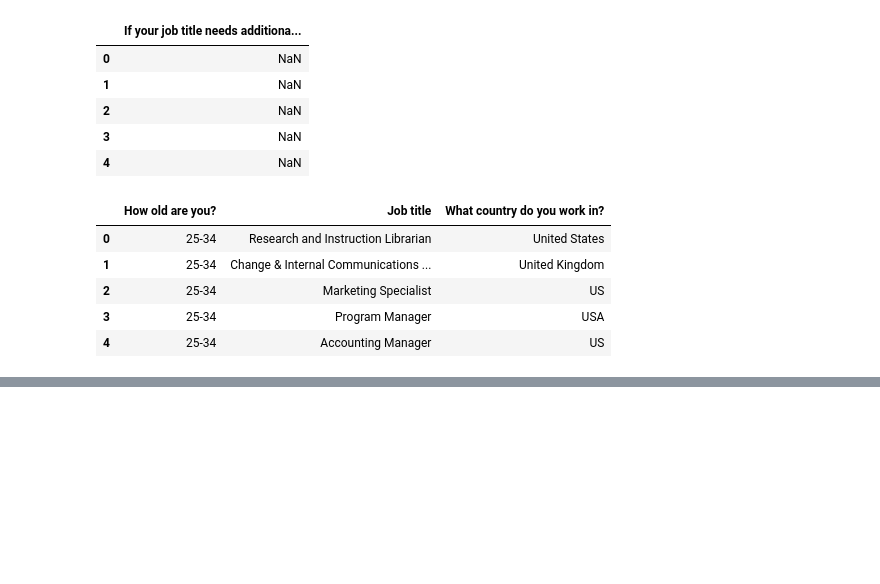
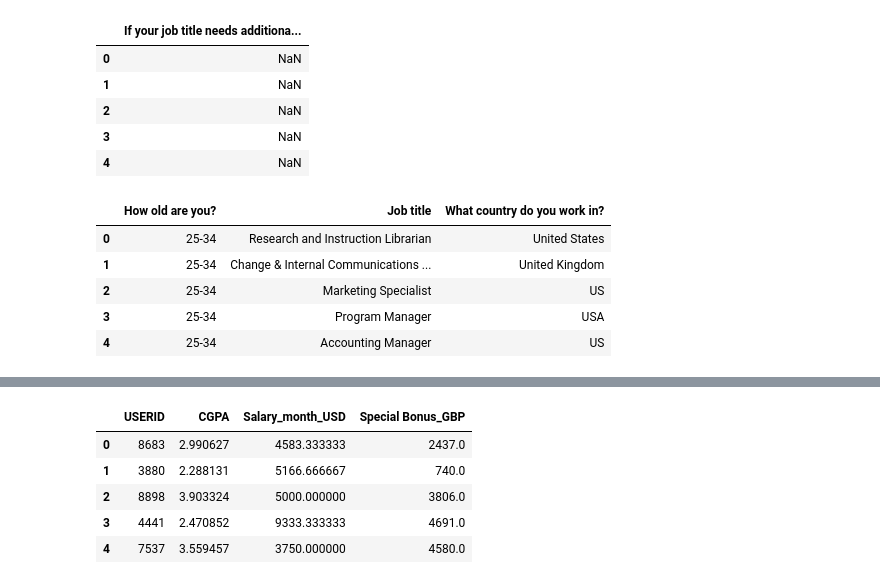
Before and after one commit to lhrong16/Data-Science, a Jupyter notebook: Kaggle3.ipynb, the cells around one changed output, grey strips where cells are left out. Drawn from its saved outputs; the diff is of its cells as text; code cells hidden in the pictures; blank space fills up the shorter version.

```diff
--- a/Kaggle3.ipynb
+++ b/Kaggle3.ipynb
@@ -152,0 +249,11 @@ x = df['Context'] # we assign the column 'Context' from the dataframe df to vari
+# %%
+import io
+df = pd.read_csv('xtra_info.csv')
+df.head()
+# %% [output]
+|  | USERID | CGPA | Salary_month_USD | Special Bonus_GBP |
+| 0 | 8683 | 2.990627 | 4583.333333 | 2437.0 |
+| 1 | 3880 | 2.288131 | 5166.666667 | 740.0 |
+| 2 | 8898 | 3.903324 | 5000.000000 | 3806.0 |
+| 3 | 4441 | 2.470852 | 9333.333333 | 4691.0 |
+| 4 | 7537 | 3.559457 | 3750.000000 | 4580.0 |
```
Also changed, not shown: parts of 12 cells of this notebook.
